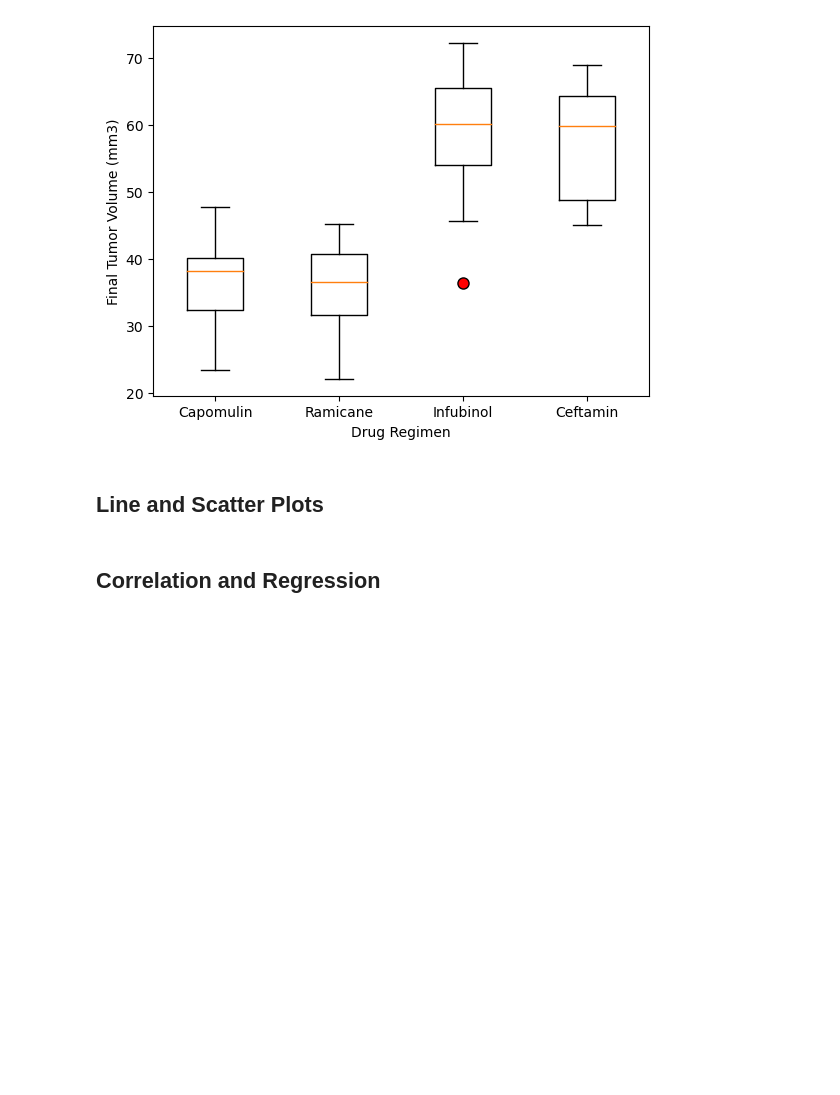
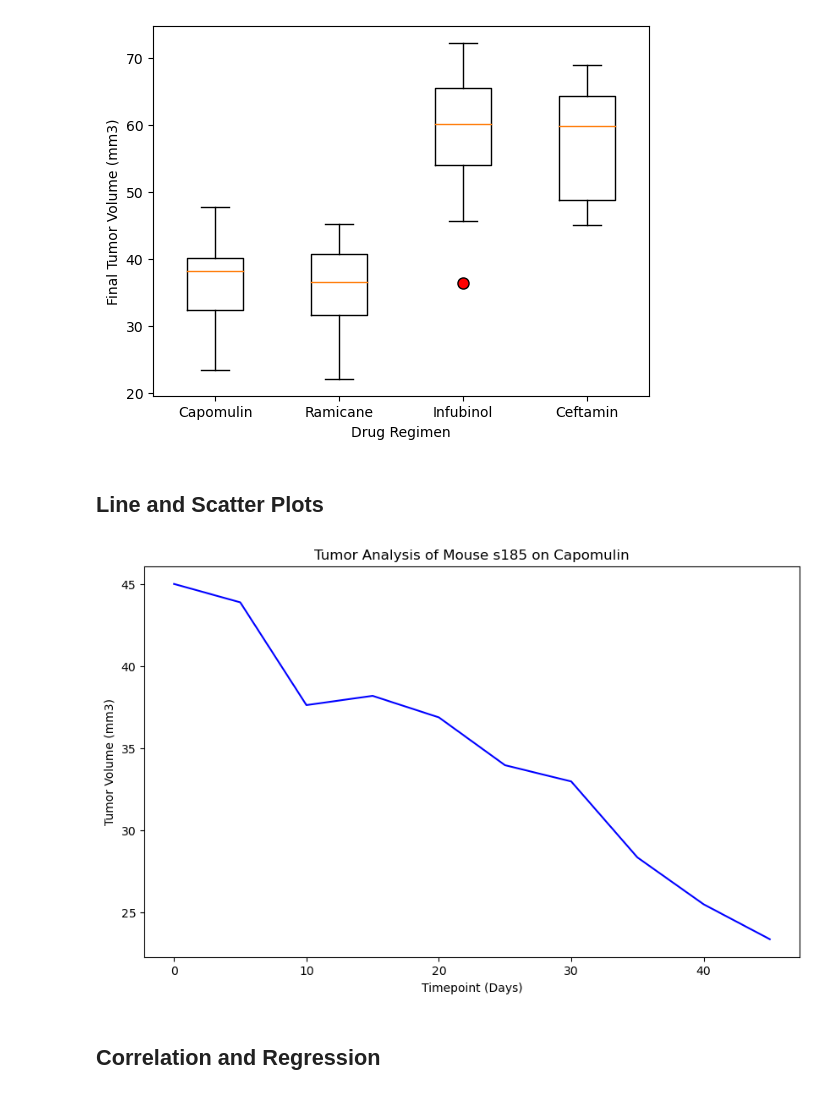
Before and after one commit to datakreese/visualization-challenge, a Jupyter notebook: pymaceuticals.ipynb, the cells around one changed output. Cells and saved outputs as stored; diff of their text form; code cells hidden in the pictures; blank space fills up the shorter version.

Commit message:
made the first line graph

```diff
--- a/pymaceuticals.ipynb
+++ b/pymaceuticals.ipynb
@@ -279,9 +287,23 @@ plt.show()
 ## Line and Scatter Plots
 # %%
 # Generate a line plot of tumor volume vs. time point for a single mouse treated with Capomulin
-choose a mouse ID
-Filter the df by mouse ID
-make the line graph based off tumor volume
+#choose a mouse ID
+#Filter the df by mouse ID
+#make the line graph based off tumor volume
+
+# Filtered DataFrame
+filtered_df = cleaned_df[cleaned_df['Mouse ID'] == 's185']
+#filtered_df.head()
+
+# Create a line plot
+plt.figure(figsize=(10, 6))
+plt.plot(filtered_df['Timepoint'], filtered_df['Tumor Volume (mm3)'], color='b', label='Filtered Data')
+plt.xlabel('Timepoint (Days)')
+plt.ylabel('Tumor Volume (mm3)')
+plt.title('Tumor Analysis of Mouse s185 on Capomulin')
+plt.show()
+# %% [output]
+[figure, added]
 # %%
 # Generate a scatter plot of mouse weight vs. the average observed tumor volume for the entire Capomulin regimen
 # %% [markdown]
```
Also changed, not shown: parts of 2 cells of this notebook.
